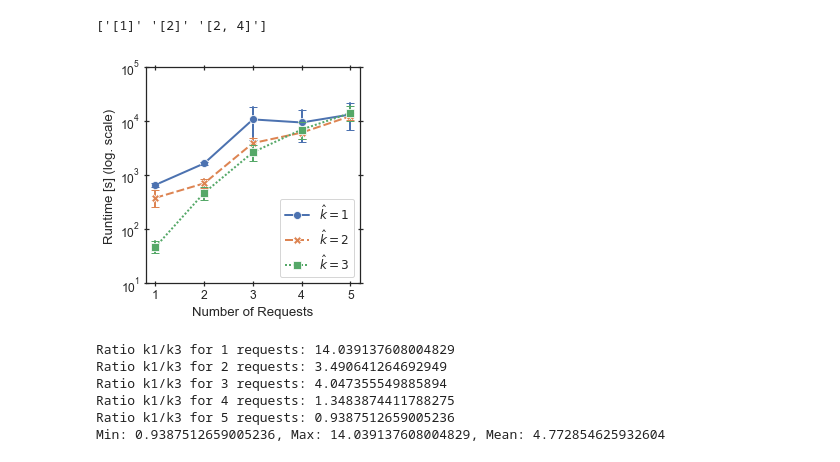
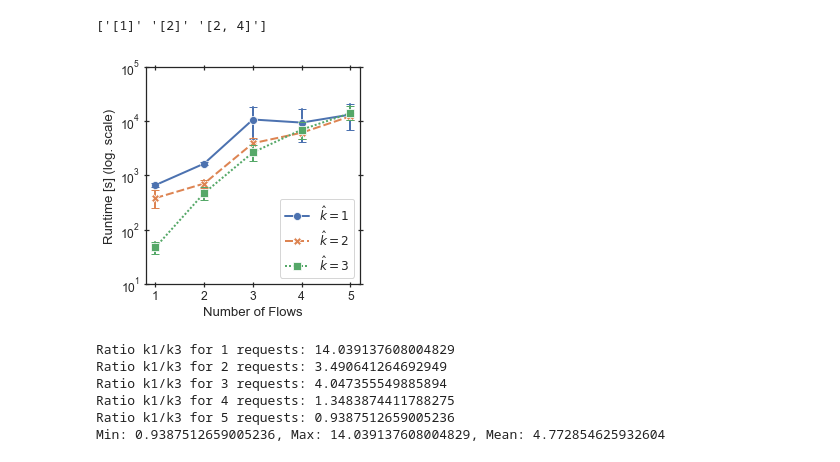
Before and after one commit to CN-UPB/hierarchical-coordination, a Jupyter notebook: eval/research_q_2_distance_plots.ipynb, the cells around one changed output. Saved outputs shown, nothing was run; the diff lists cells and outputs as text; code cells hidden in the pictures.

```diff
--- a/eval/research_q_2_distance_plots.ipynb
+++ b/eval/research_q_2_distance_plots.ipynb
@@ -64,35 +64,35 @@ def analyze_ratio(metric, numerator='k3', denominator='k1'):
 
 # old
 # sns_plot = sns.relplot(data=df_wo_inf, x="request_count", markers=True, y="runtime", style="hierarchy", kind="line", legend=False)
 # sns_plot.set(xlabel='Amount of VNF requests', ylabel='Runtime in ms [log]')
 # ax = sns_plot.axes[0][0]
 # ax.set_yscale("log")
 # plt.legend(title='Approach', loc='lower right', labels=['Baseline', '[1,2]', '[1,2,4]'])
 # sns_plot.savefig("final_figs/final_runtimes.pdf")
 
 
 def plot_runtime(df):
     fig, ax = plt.subplots(figsize=(4, 4))
     sns.set(font_scale=1.1, style='white', rc={'lines.linewidth': 2})
 
     print(df['hierarchy'].unique())
     sns.lineplot(df['request_count'], df['runtime'] / 1000, hue=df['hierarchy'], style=df['hierarchy'], markers=True, markersize=8, legend=False,
                 err_style='bars', err_kws={'capsize': 4})
 
-    ax.set_xlabel('Number of Requests')
+    ax.set_xlabel('Number of Flows')
     ax.set_ylabel('Runtime [s] (log. scale)')
     ax.set_yscale('log')
     ax.set_ylim(10**1, 10**5)
     ax.tick_params(axis='both', direction='inout', length=5, bottom=True, left=True, right=True, top=True)
     plt.legend(labels=mapped_labels(df['hierarchy'].unique()))
 
     plt.tight_layout()
     fig.savefig('final_figs/runtime.pdf')
 
 plot_runtime(df_wo_inf)
 # %% [output]
 ['[1]' '[2]' '[2, 4]']
-[figure, old version]
+[figure, new version]
 # %%
 analyze_ratio('runtime', numerator='k1', denominator='k3')
 # %% [output]
```
Also changed, not shown: parts of 4 cells of this notebook, 22 other files.
